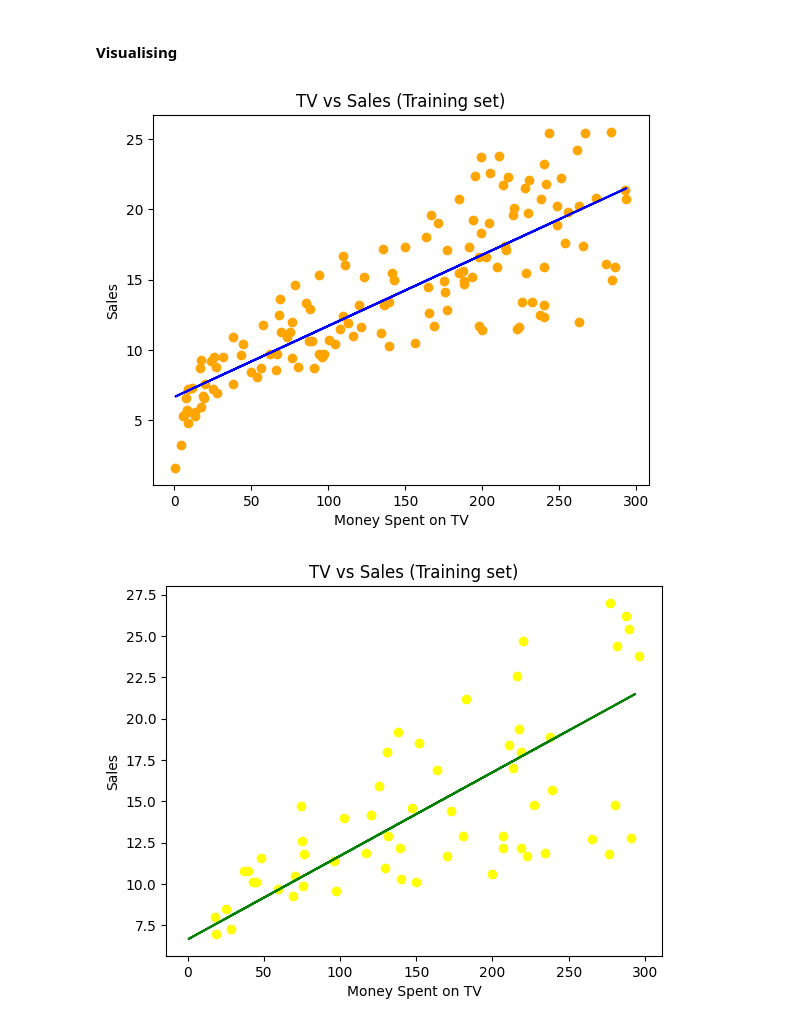
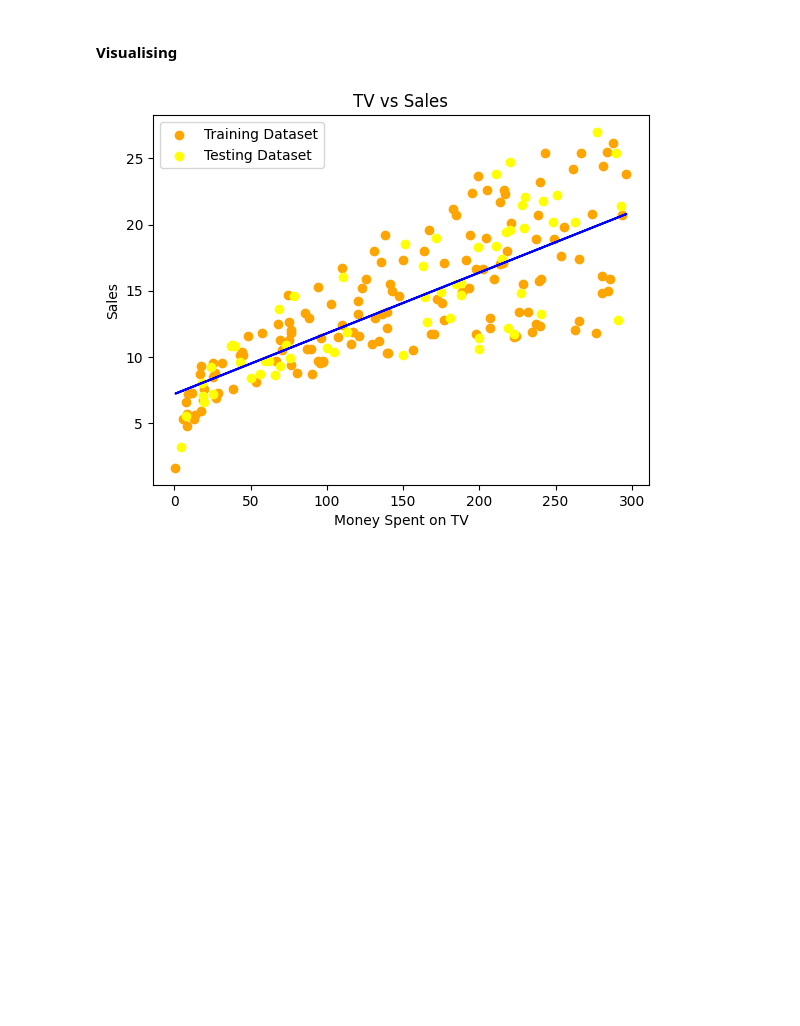
Before and after one commit to ayushjain01/ML-Lab, a Jupyter notebook: Part B/Supervised Learning Algorithms - Simple Linear Regression.ipynb, the cells around one changed output. Cells and saved outputs as stored; diff of their text form; code cells hidden in the pictures; blank space fills up the shorter version.

Commit message:
Merge Training and Testing Plots

```diff
--- a/Part B/Supervised Learning Algorithms - Simple Linear Regression.ipynb
+++ b/Part B/Supervised Learning Algorithms - Simple Linear Regression.ipynb
@@ -83,20 +83,16 @@ print(y_pred)
 #### Visualising
 # %%
 plt.scatter(X_train,y_train,color = 'orange')
+plt.scatter(x_test, y_test, color = 'yellow')
 plt.plot(X_train, regressor.predict(X_train), color ='blue')
-plt.title('TV vs Sales (Training set)')
+
+plt.title('TV vs Sales')
 plt.xlabel('Money Spent on TV')
 plt.ylabel('Sales')
+plt.legend(["Training Dataset","Testing Dataset"])
 plt.show()
-plt.scatter(x_test, y_test, color = 'yellow')
-plt.plot(X_train, regressor.predict(X_train), color = 'green')
-plt.title('TV vs Sales (Training set)')
-plt.xlabel('Money Spent on TV')
-plt.ylabel('Sales')
-plt.show()
 # %% [output]
-[figure, old version]
+[figure, new version]
-[figure, removed]
 # %%
 mse=mean_squared_error(y_test,y_pred)
 rmse=(mse)**(1/2)
```
Also changed, not shown: parts of 2 cells of this notebook.
